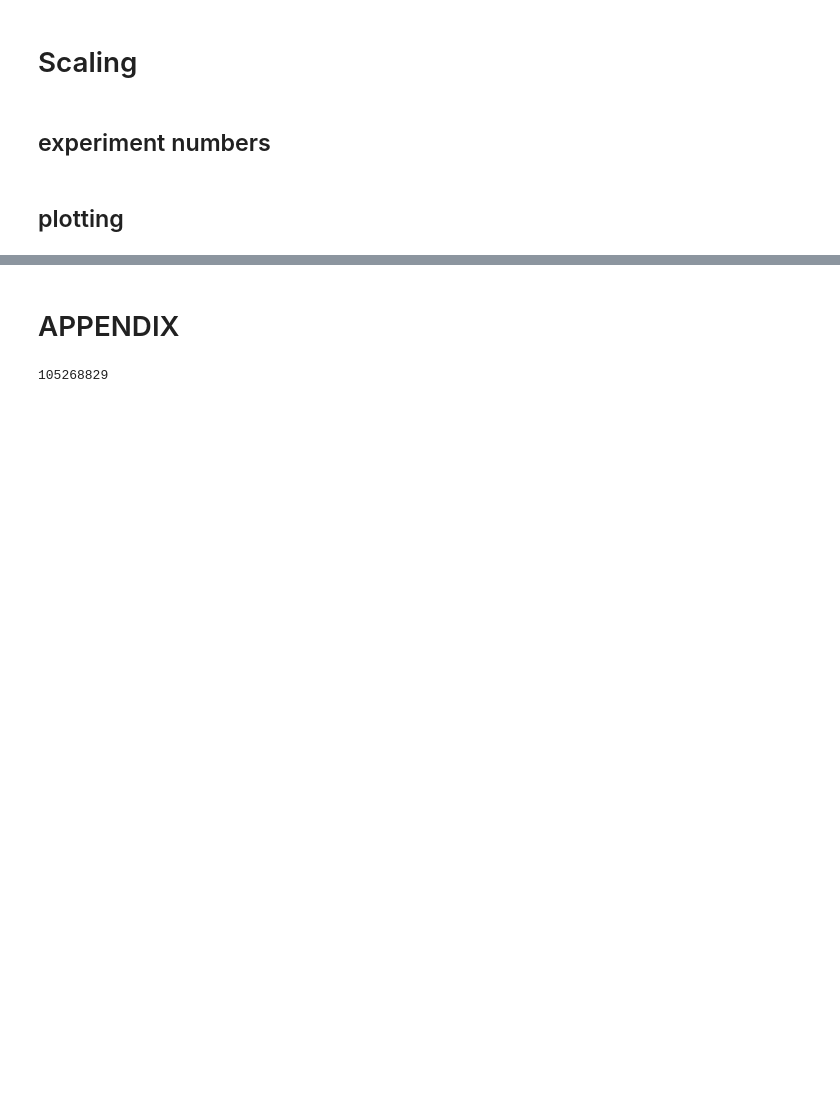
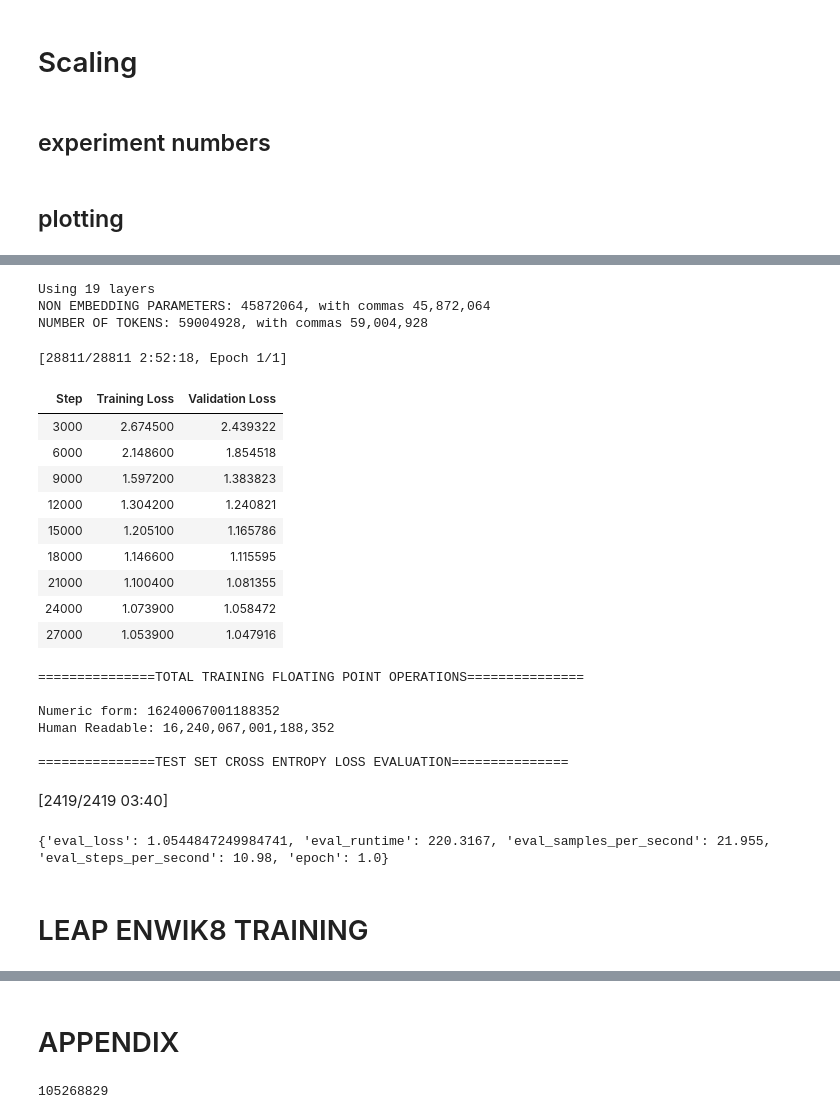
Before and after one commit to mtanghu/LEAP, a Jupyter notebook: Experiments/Scaling.ipynb, the cells around one changed output, grey strips where cells are left out. Cells and saved outputs as stored; diff of their text form; code cells hidden in the pictures; blank space fills up the shorter version.

```diff
--- a/Experiments/Scaling.ipynb
+++ b/Experiments/Scaling.ipynb
@@ -812,0 +875,27 @@ LEAP 477368224733.0826 0.12782488241964074
+# %%
+run_training(hidden_size = 448, n_head = 7, gpt = True)
+# %% [output]
+Using 19 layers
+NON EMBEDDING PARAMETERS: 45872064, with commas 45,872,064
+NUMBER OF TOKENS: 59004928, with commas 59,004,928
+[28811/28811 2:52:18, Epoch 1/1]
+| Step | Training Loss | Validation Loss |
+| 3000 | 2.674500 | 2.439322 |
+| 6000 | 2.148600 | 1.854518 |
+| 9000 | 1.597200 | 1.383823 |
+| 12000 | 1.304200 | 1.240821 |
+| 15000 | 1.205100 | 1.165786 |
+| 18000 | 1.146600 | 1.115595 |
+| 21000 | 1.100400 | 1.081355 |
+| 24000 | 1.073900 | 1.058472 |
+| 27000 | 1.053900 | 1.047916 |
+===============TOTAL TRAINING FLOATING POINT OPERATIONS===============
+
+Numeric form: 16240067001188352
+Human Readable: 16,240,067,001,188,352
+
+===============TEST SET CROSS ENTROPY LOSS EVALUATION===============
+[2419/2419 03:40]
+{'eval_loss': 1.0544847249984741, 'eval_runtime': 220.3167, 'eval_samples_per_second': 21.955, 'eval_steps_per_second': 10.98, 'epoch': 1.0}
+# %% [markdown]
+# LEAP ENWIK8 TRAINING
```
Also changed, not shown: parts of 52 cells of this notebook, 3 other files.
